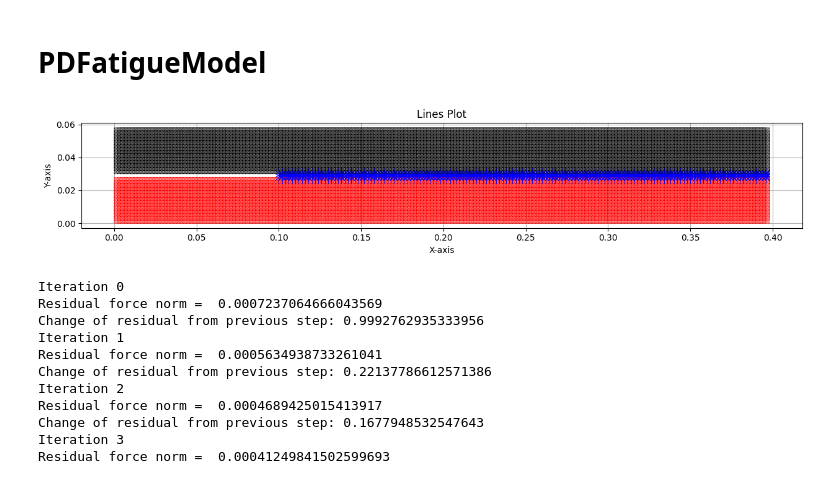
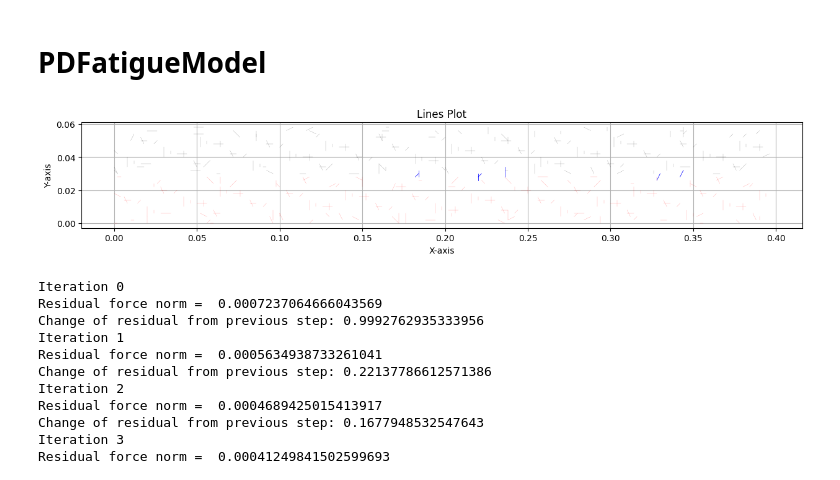
Before and after one commit to fjerenec/Verse2, a Jupyter notebook: notebooks/DCB-test.ipynb, the cells around one changed output. Saved outputs shown, nothing was run; the diff lists cells and outputs as text; code cells hidden in the pictures.

```diff
--- a/notebooks/DCB-test.ipynb
+++ b/notebooks/DCB-test.ipynb
@@ -220,39 +220,36 @@ import matplotlib
 fig, ax = plt.subplots(figsize=(15, 8))
 # Loop through each line and plot it
 for line in range(lines.shape[0]):
-    if line%1 == 0:
+    if line%500 == 0:
         if fatigueModelData.bondMaterialIDarray[line] == 0:
             color = "g"
             linewidth = 0.1
         elif fatigueModelData.bondMaterialIDarray[line] == 1:
             color = "r"
             linewidth = 0.1
         elif fatigueModelData.bondMaterialIDarray[line] == 2:
             color = "k"
-            linewidth = 0.1
-        elif livebonds[line] = 0:
-            color = "g"
             linewidth = 0.1
         else:
             color = "b"
             linewidth = 0.5
     # Extract x and y coordinates for the line
         x_values = [lines[line,0],lines[line,2]]
         y_values = [lines[line,1],lines[line,3]]
 
     # Plot the line
         ax.plot(x_values, y_values,linewidth = linewidth, c=color)
 
 ax.set_aspect(1)
 # Set plot title and labels
 plt.title('Lines Plot')
 plt.xlabel('X-axis')
 plt.ylabel('Y-axis')
 plt.gca().set_aspect(1)
 # Display the plot
 plt.grid(True)
 # %% [output]
-[figure, old version]
+[figure, new version]
 # %%
 solver = PDFatigueSolver(numModel=model0)
 solver.FID.num_max_it = 30
```
Also changed, not shown: parts of 7 cells of this notebook, 1 other file.
